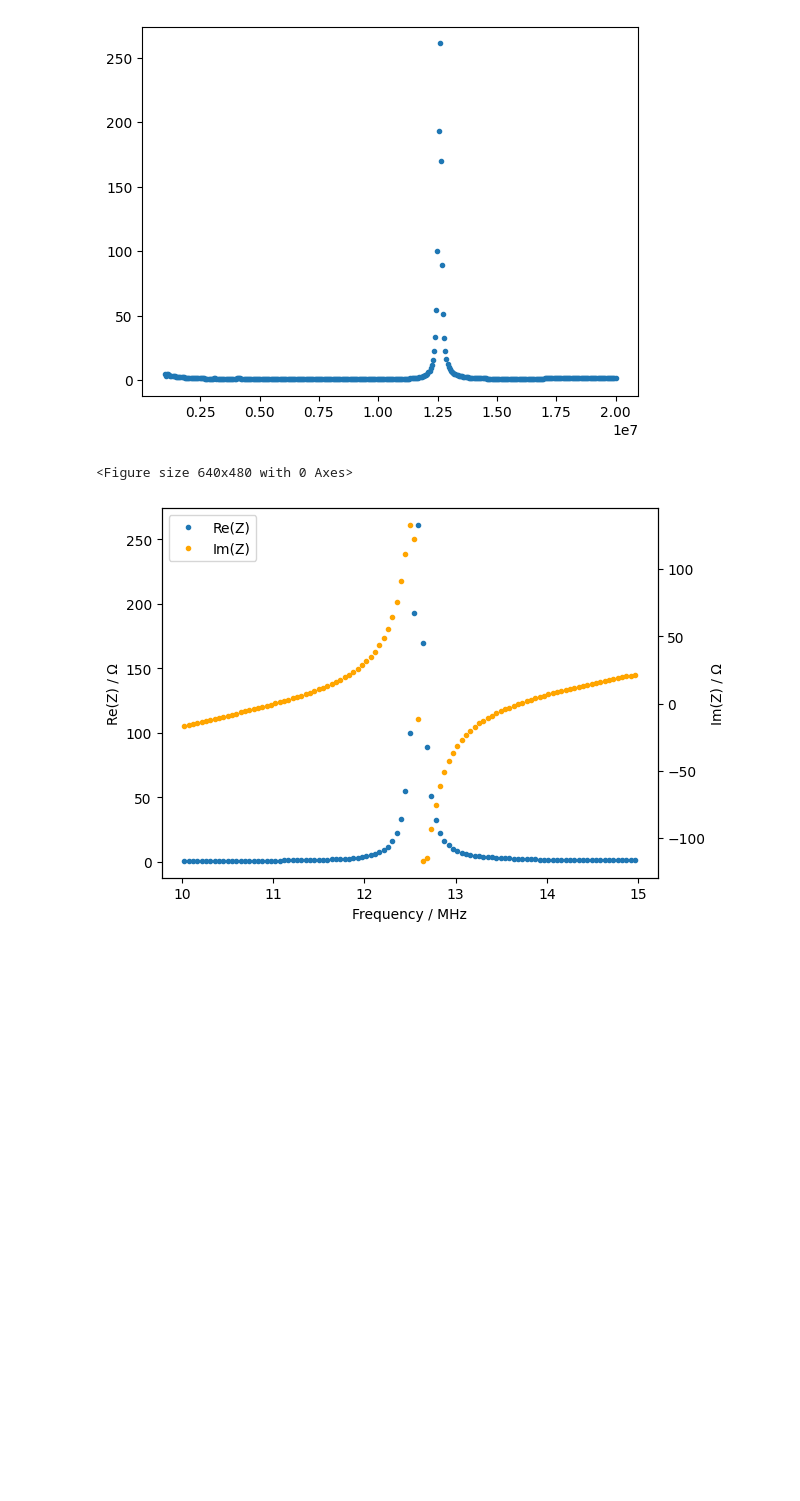
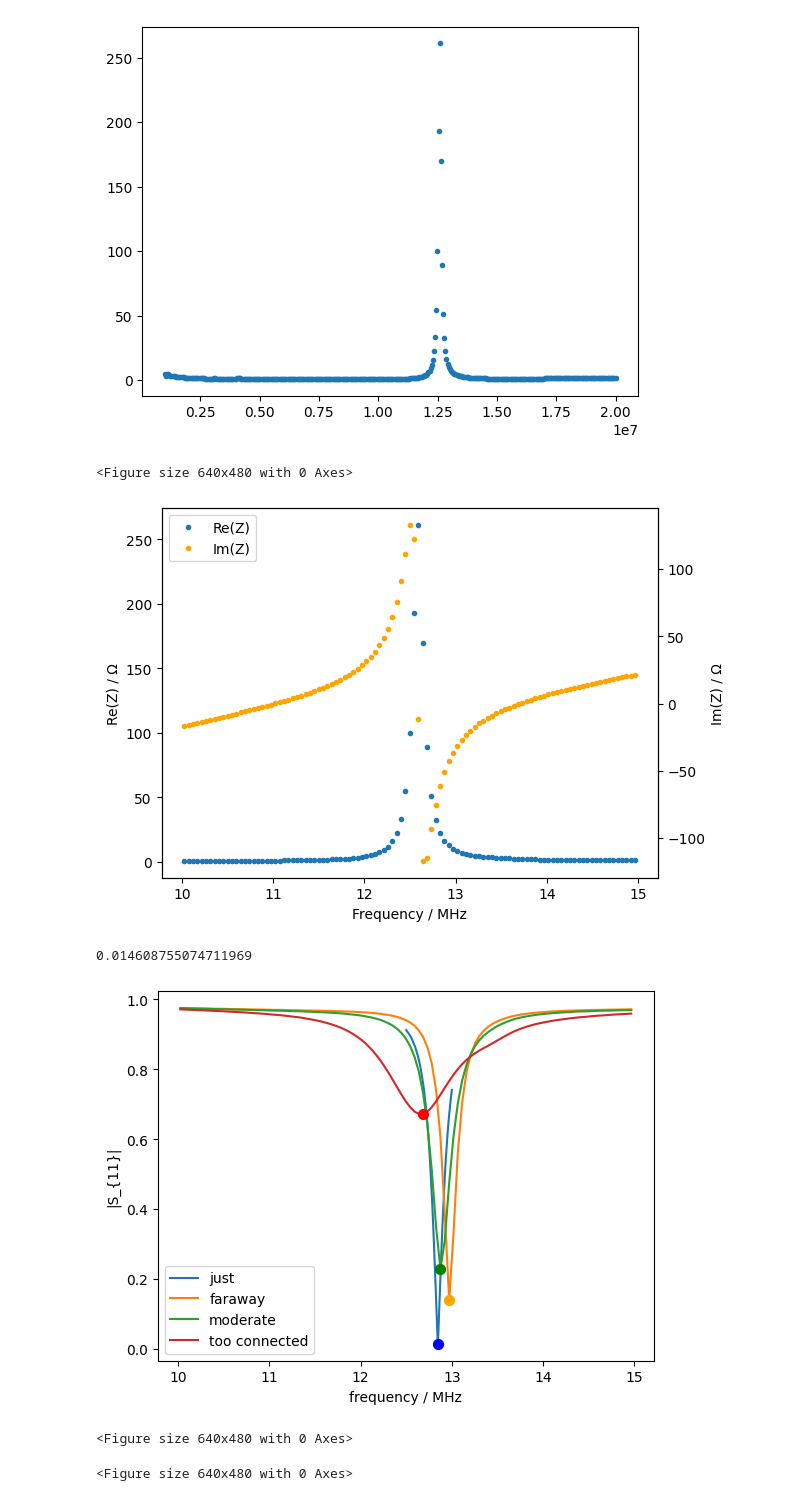
Before and after one commit to tyaxm/cyclotron, a Jupyter notebook: src/trance.ipynb, the cells around one changed output. Cells and saved outputs as stored; diff of their text form; code cells hidden in the pictures; blank space fills up the shorter version.

```diff
--- a/src/trance.ipynb
+++ b/src/trance.ipynb
@@ -268,6 +272,71 @@ plt.show()
 [figure]
 <Figure size 640x480 with 0 Axes>
 [figure]
+# %%
+#三者の比較をする
+data1 = np.loadtxt("../data/LC_serial_with_trimmer_faraway_2026_03_23.s1p", delimiter=" ")
+freq, Z1 = stoz.direct(data1)
+S1 = np.abs(data1[:, 1] + 1j * data1[:, 2])
+data2 = np.loadtxt("../data/LC_serial_with_trimmer_moderate_2026_03_23.s1p", delimiter=" ")
+S2 = np.abs(data2[:, 1] + 1j * data2[:, 2])
+data3 = np.loadtxt("../data/LC_serial_with_trimmer_tooconnected_2026_03_23.s1p", delimiter=" ")
+S3 = np.abs(data3[:, 1] + 1j * data3[:, 2])
+
+data4 = np.loadtxt("../data/LC_serial_with_trimmer_just_2026_03_23.s1p", delimiter=" ")
+freq_just, Z2 = stoz.direct(data4)
+S4 = np.abs(data4[:, 1] + 1j * data4[:, 2])
+
+mask = (freq >= 10e6) & (freq <= 15e6)
+freq_mask = freq[mask]
+S1_mask = S1[mask]
+S2_mask = S2[mask]
+S3_mask = S3[mask]
+
+# 最小値のインデックスを取得
+min_idx_1 = np.argmin(S1_mask)
+freq1_min = freq_mask[min_idx_1]
+S1_min = S1_mask[min_idx_1]
+min_idx_2 = np.argmin(S2_mask)
+freq2_min = freq_mask[min_idx_2]
+S2_min = S2_mask[min_idx_2]
+freq3_min = freq_mask[np.argmin(S3_mask)]
+S3_min = S3_mask[np.argmin(S3_mask)]
+freq4_min = freq_just[np.argmin(S4)]
+S4_min = S4[np.argmin(S4)]
+
+
+print(S4_min)
+
+plt.plot(freq_just * 1e-6, S4, label = "just")
+plt.plot(freq_mask * 1e-6, S1_mask, label = "faraway")
+plt.plot(freq_mask * 1e-6, S2_mask, label = "moderate")
+plt.plot(freq_mask * 1e-6, S3_mask, label = "too connected")
+# 最小値に大きな点を打つ（グラフと同じ色）
+plt.scatter(freq1_min* 1e-6, S1_min, color='orange', s=50, zorder=5)
+plt.scatter(freq2_min* 1e-6, S2_min, color='green', s=50, zorder=5)
+plt.scatter(freq3_min* 1e-6, S3_min, color='red', s=50, zorder=5)
+plt.scatter(freq4_min* 1e-6, S4_min, color='blue', s=50, zorder=5)
+plt.xlabel('frequency / MHz')
+plt.ylabel('|S_{11}|')
+plt.legend()
+plt.show()
+plt.figure()
+
+
+# plt.plot(freq_just * 1e-6, usf.db(S4), label = "just", color = "red")
+# plt.plot(freq_mask * 1e-6, usf.db(S1_mask), label = "faraway")
+# plt.plot(freq_mask * 1e-6, usf.db(S2_mask), label = "moderate")
+# plt.plot(freq_mask * 1e-6, usf.db(S3_mask), label = "too connected")
+# plt.xlabel('frequency / MHz')
+# plt.ylabel('|S_{11}|')
+# plt.legend()
+# plt.show()
+# plt.figure()
+# %% [output]
+0.014608755074711969
+[figure, added]
+<Figure size 640x480 with 0 Axes>
+<Figure size 640x480 with 0 Axes>
 # %%
 data = np.loadtxt("../data/LC_serial_without_hand_1-20M_2026_03_30.s1p", delimiter=" ")
 freq, Z = stoz.direct(data)
```
Also changed, not shown: parts of 5 cells of this notebook, 11 other files.
